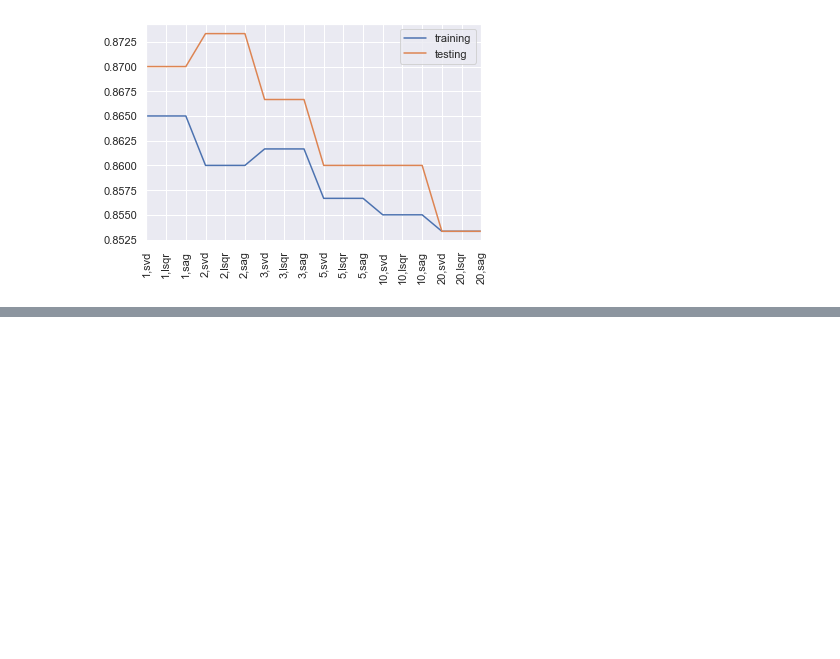
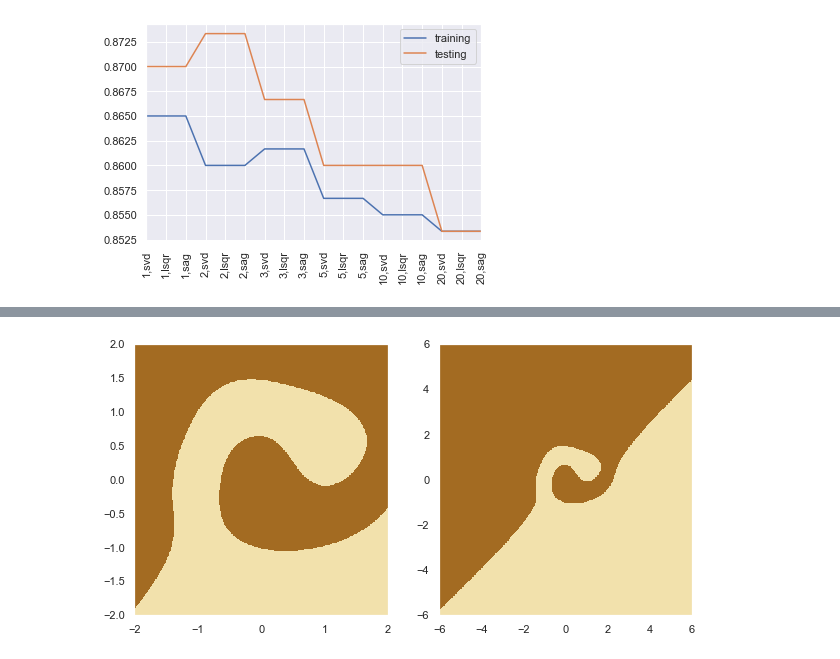
Before and after one commit to cwreynolds/PredatorEye, a Jupyter notebook: first_experiments.ipynb, the cells around one changed output, grey strips where cells are left out. Saved outputs shown, nothing was run; the diff lists cells and outputs as text; code cells hidden in the pictures; blank space fills up the shorter version.

```diff
--- a/first_experiments.ipynb
+++ b/first_experiments.ipynb
@@ -620,0 +651,30 @@ pipe_searcher = GridSearchCV(estimator=pipeline,
+# %%
+plt.figure(figsize=(10,5))
+side_size = 400
+
+plt.subplot(1, 2, 1)
+xy_limit = 2
+x = np.linspace(-xy_limit, xy_limit, side_size)
+y = np.linspace(-xy_limit, xy_limit, side_size)
+X, Y = np.meshgrid(x, y)
+xy_samples = [[px, py] for px in x for py in y]
+pipe_predictions = best_pipe.predict(xy_samples)
+pipe_predictions = pipe_predictions.reshape((side_size, side_size))
+pipe_predictions = pipe_predictions.T   # because pcolormesh wants transpose
+plt.pcolormesh(X, Y, pipe_predictions, cmap=solved_map, shading='auto')
+
+plt.subplot(1, 2, 2)
+xy_limit = 6
+x = np.linspace(-xy_limit, xy_limit, side_size)
+y = np.linspace(-xy_limit, xy_limit, side_size)
+X, Y = np.meshgrid(x, y)
+xy_samples = [[px, py] for px in x for py in y]
+pipe_predictions = best_pipe.predict(xy_samples)
+pipe_predictions = pipe_predictions.reshape((side_size, side_size))
+pipe_predictions = pipe_predictions.T   # because pcolormesh wants transpose
+plt.pcolormesh(X, Y, pipe_predictions, cmap=solved_map, shading='auto')
+
+#file_helper.save_figure('decision-boundary-cu-and-far')
+plt.show()
+# %% [output]
+[figure, added]
```
Also changed, not shown: parts of 5 cells of this notebook.
